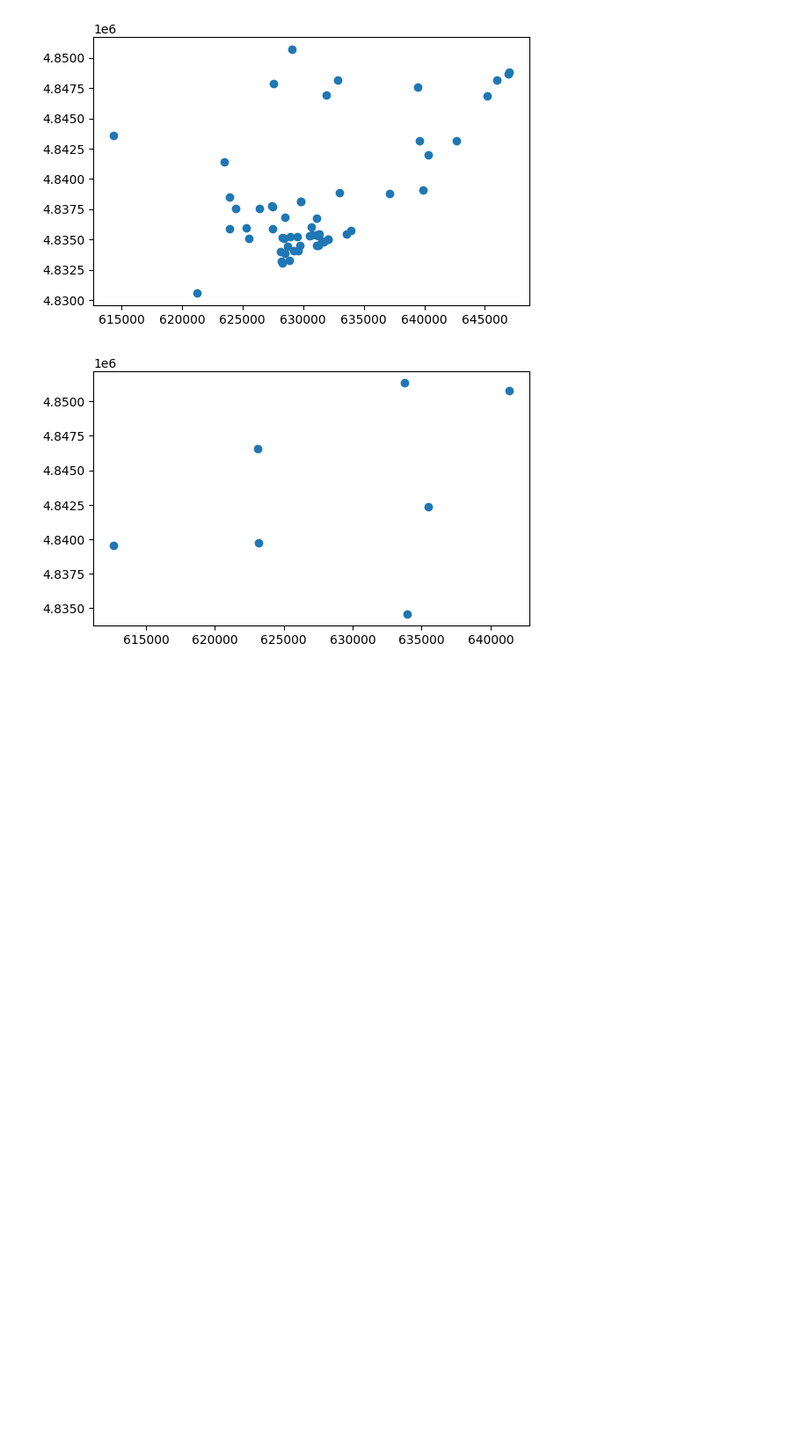
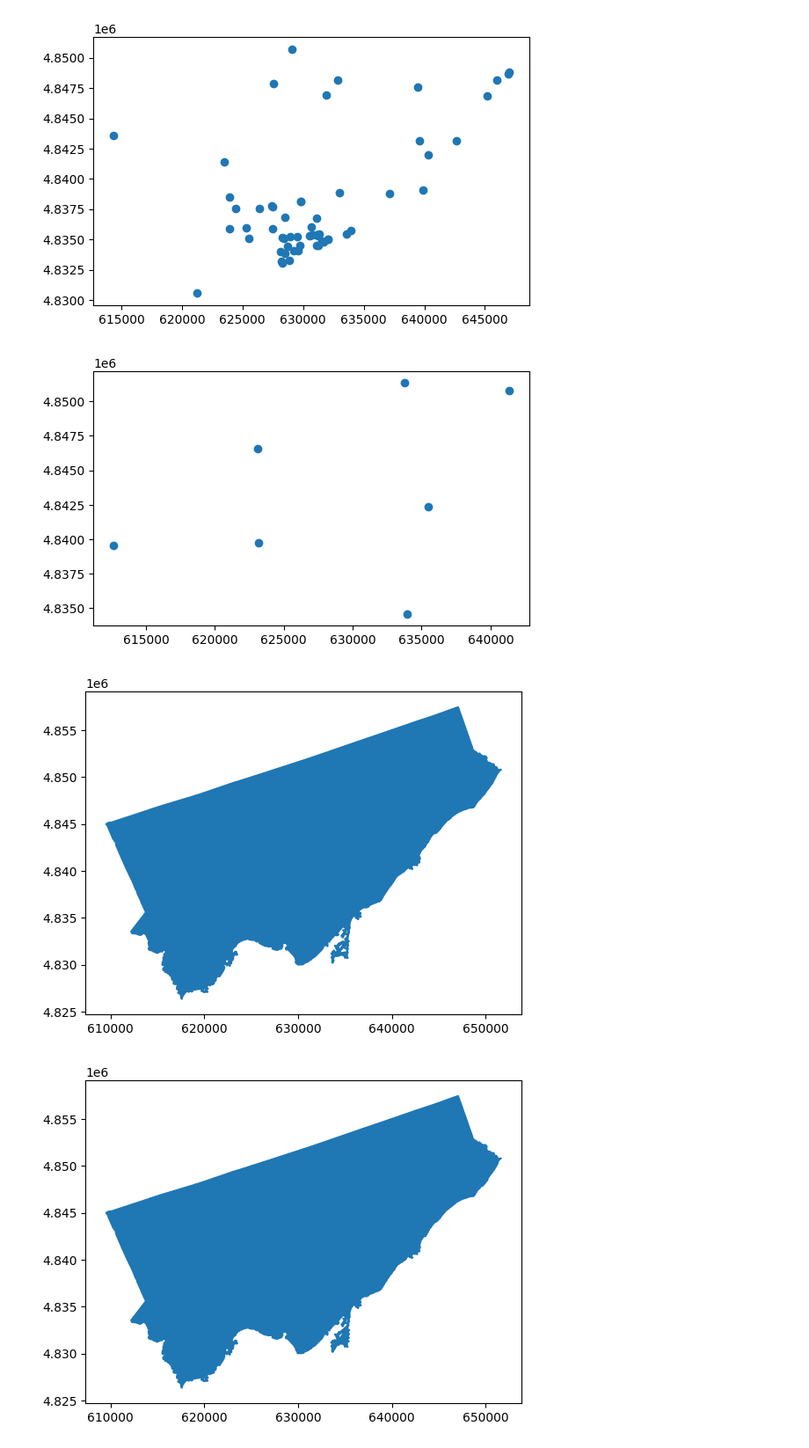
Before and after one commit to cghr-toronto/msa-2024-internship, a Jupyter notebook: experiments/basics.ipynb, the cells around one changed output. Shown at 88% size. Saved outputs shown, nothing was run; the diff lists cells and outputs as text; code cells hidden in the pictures; blank space fills up the shorter version.

Commit message:
made buffers for list gdfs

```diff
--- a/experiments/basics.ipynb
+++ b/experiments/basics.ipynb
@@ -123,3 +125,11 @@ for dict in gdf_dict.values():
 # %% [output]
 [figure]
 [figure]
+# %%
+# Using a For Loop for every geodataframe in the list
+for list in gdf_list:
+# Creating a 100 metre buffer and plotting every geodataframe in the list
+    list_buffers = list.buffer(100).plot()
+# %% [output]
+[figure, added]
+[figure, added]
```
Also changed, not shown: parts of 3 cells of this notebook.
